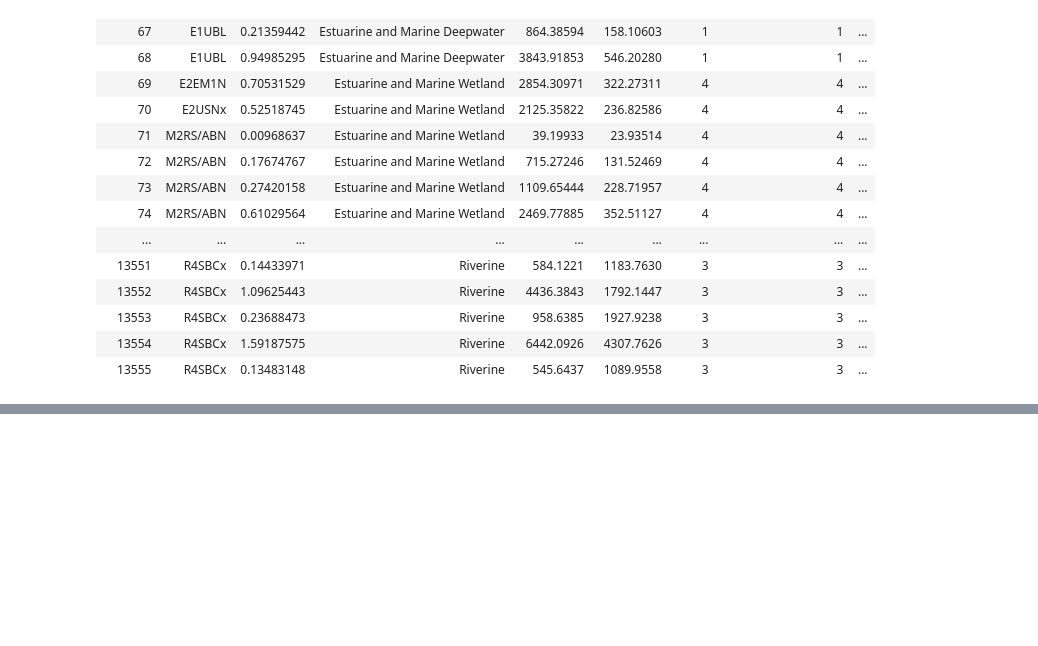
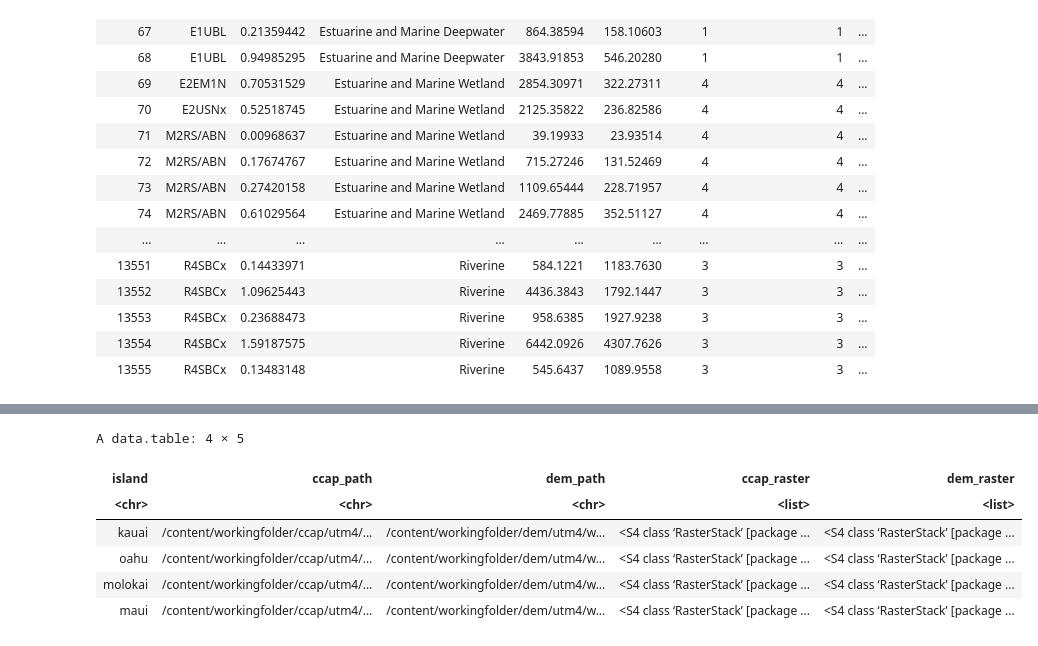
Before and after one commit to MadmanMarble/MadmanMarble, a Jupyter notebook: Export_Planet_TrainingData_2_27_24.ipynb, the cells around one changed output, grey strips where cells are left out. Cells and saved outputs as stored; diff of their text form; code cells hidden in the pictures; blank space fills up the shorter version.

```diff
--- a/Export_Planet_TrainingData_2_27_24.ipynb
+++ b/Export_Planet_TrainingData_2_27_24.ipynb
@@ -566,5 +572,15 @@ linked_dt <- data.table (
 
 linked_dt$ccap_raster <- linked_dt$ccap_path %>% lapply(stack)
 linked_dt$dem_raster <- linked_dt$dem_path %>% lapply(stack)
+# %%
+linked_dt
+# %% [output]
+A data.table: 4 × 5
+| island | ccap_path | dem_path | ccap_raster | dem_raster |
+| <chr> | <chr> | <chr> | <list> | <list> |
+| kauai | /content/workingfolder/ccap/utm4/... | /content/workingfolder/dem/utm4/w... | <S4 class ‘RasterStack’ [package ... | <S4 class ‘RasterStack’ [package ... |
+| oahu | /content/workingfolder/ccap/utm4/... | /content/workingfolder/dem/utm4/w... | <S4 class ‘RasterStack’ [package ... | <S4 class ‘RasterStack’ [package ... |
+| molokai | /content/workingfolder/ccap/utm4/... | /content/workingfolder/dem/utm4/w... | <S4 class ‘RasterStack’ [package ... | <S4 class ‘RasterStack’ [package ... |
+| maui | /content/workingfolder/ccap/utm4/... | /content/workingfolder/dem/utm4/w... | <S4 class ‘RasterStack’ [package ... | <S4 class ‘RasterStack’ [package ... |
 # %%
 #  Planet grid at 128 x 128 pixels
```
Also changed, not shown: parts of 6 cells of this notebook.
